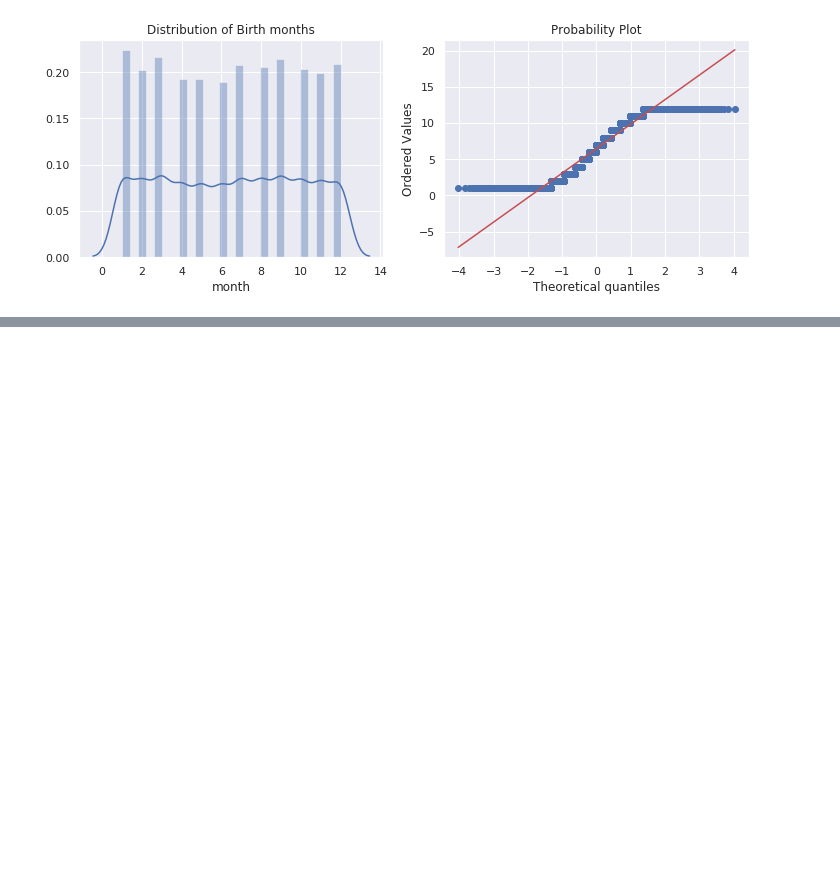
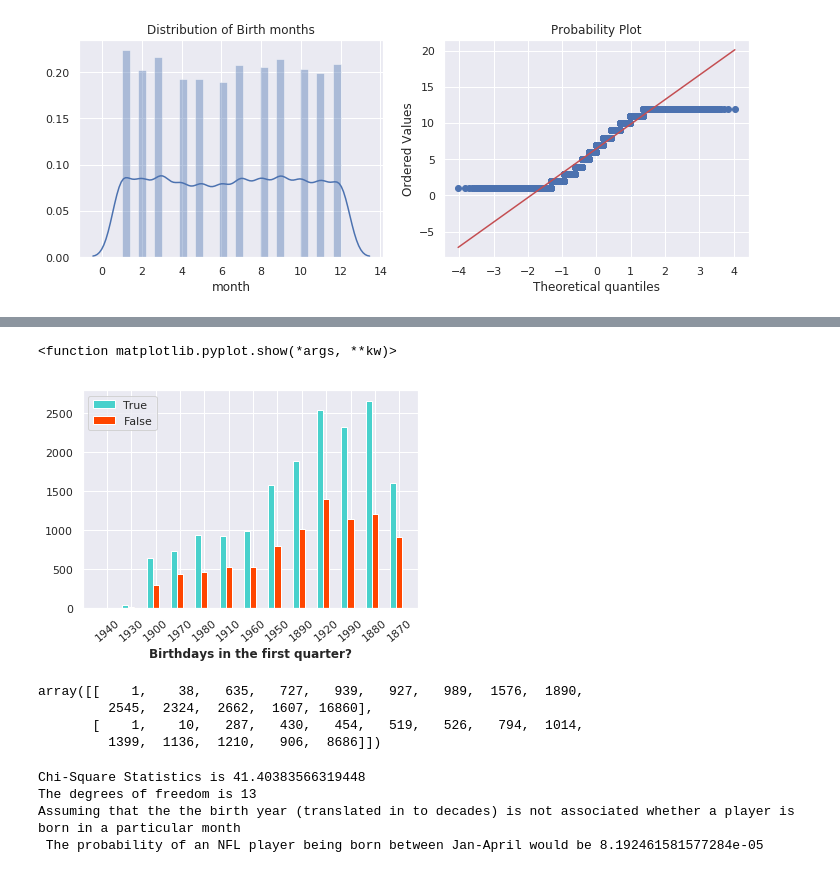
Before and after one commit to naivelogic/NFL-smarter-football, a Jupyter notebook: NFL Play Birth Date Analysis.ipynb, the cells around one changed output, grey strips where cells are left out. Saved outputs shown, nothing was run; the diff lists cells and outputs as text; code cells hidden in the pictures; blank space fills up the shorter version.

```diff
--- a/NFL Play Birth Date Analysis.ipynb
+++ b/NFL Play Birth Date Analysis.ipynb
@@ -166,0 +169,6 @@ x=probplot(month_plotting,plot=ax2)
+# %%
+bday.loc[bday.month <= 4, "result"] = True
+bday.loc[bday.result != True, "result"] = False
+# %%
+new_df = bday[['result', 'decade']]
+new_df.head()
@@ -166,0 +182,7 @@ x=probplot(month_plotting,plot=ax2)
+# %%
+contingency_tb = pd.crosstab(
+    new_df['result'],
+    new_df['decade'], margins = True
+)
+
+contingency_tb
@@ -166,0 +197,40 @@ x=probplot(month_plotting,plot=ax2)
+# %%
+#https://www.kaggle.com/bebership/chi-square-test
+F_observed = contingency_tb.iloc[0][0:13]
+T_observed = contingency_tb.iloc[1][0:13]
+
+barWidth = .25
+r1 = np.arange(len(list(F_observed)))
+r2 = [x + barWidth for x in r1]
+
+plt.bar(r1, F_observed, color='#48D1CC', width=barWidth, edgecolor='white', label='True')
+plt.bar(r2, T_observed, color='#ff4500', width=barWidth, edgecolor='white', label='False')
+
+plt.xlabel('Birthdays in the first quarter?', fontweight = 'bold')
+plt.xticks([r + barWidth for r in range(len(F_observed))], new_df['decade'].unique(),rotation=40)
+
+plt.legend()
+plt.show
+# %% [output]
+<function matplotlib.pyplot.show(*args, **kw)>
+[figure, added]
+# %%
+new_cool = np.array([contingency_tb.iloc[0][0:14].values,
+                  contingency_tb.iloc[1][0:14].values])
+new_cool
+# %% [output]
+array([[    1,    38,   635,   727,   939,   927,   989,  1576,  1890,
+         2545,  2324,  2662,  1607, 16860],
+       [    1,    10,   287,   430,   454,   519,   526,   794,  1014,
+         1399,  1136,  1210,   906,  8686]])
+# %%
+from scipy import stats
+chi = stats.chi2_contingency(new_cool)[0:3]
+print('Chi-Square Statistics is ' + str(chi[0]))
+print('The degrees of freedom is ' + str(chi[2]))
+print('Assuming that the the birth year (translated in to decades) is not associated whether a player is born in a particular month \n The probability of an NFL player being born between Jan-April would be ' + str(chi[1]))
+# %% [output]
+Chi-Square Statistics is 41.40383566319448
+The degrees of freedom is 13
+Assuming that the the birth year (translated in to decades) is not associated whether a player is born in a particular month
+ The probability of an NFL player being born between Jan-April would be 8.192461581577284e-05
```
Also changed, not shown: parts of 4 cells of this notebook.
